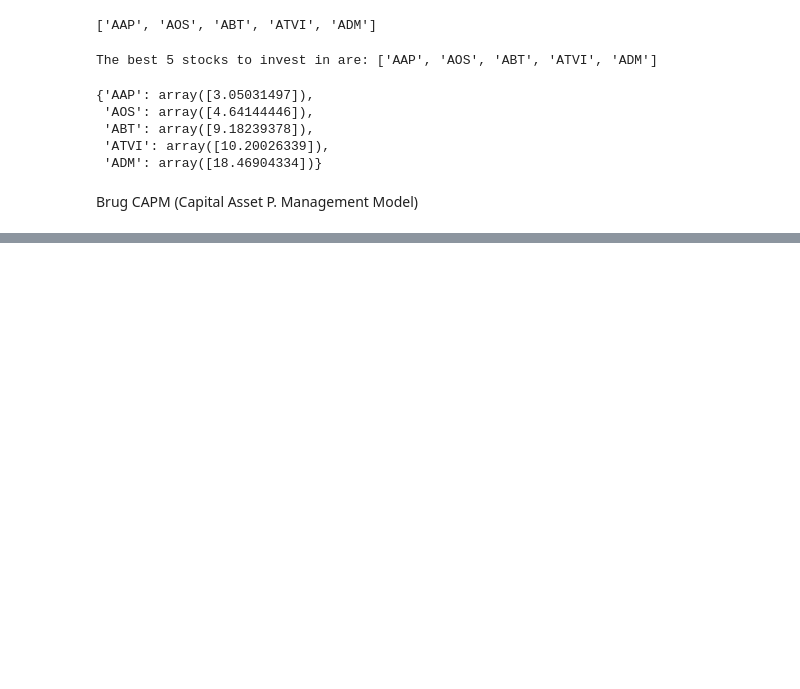
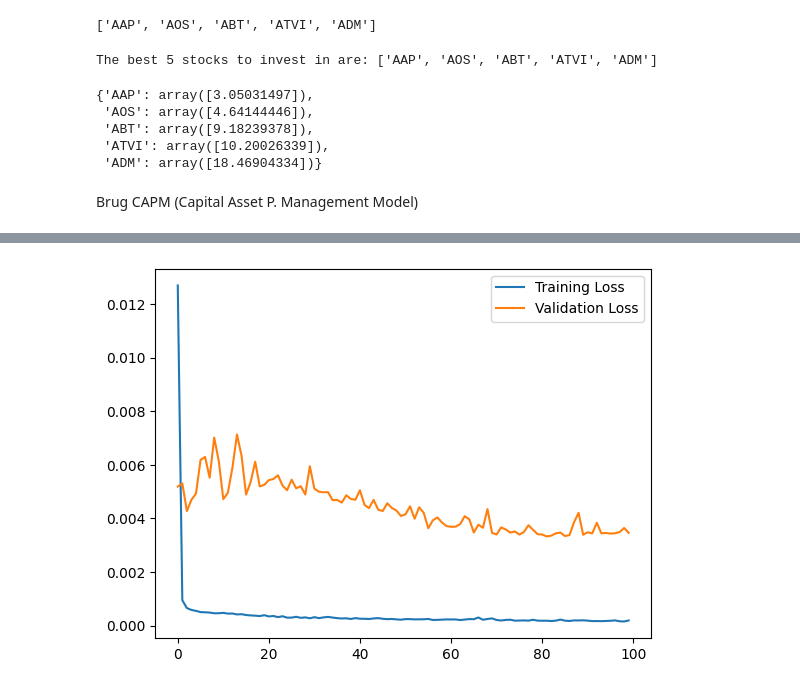
Before and after one commit to nico965j/financial-forecasting-bachelor, a Jupyter notebook: LSTM-model.ipynb, the cells around one changed output, grey strips where cells are left out. Drawn from its saved outputs; the diff is of its cells as text; code cells hidden in the pictures; blank space fills up the shorter version.

```diff
--- a/LSTM-model.ipynb
+++ b/LSTM-model.ipynb
@@ -543,0 +581,37 @@ Brug CAPM (Capital Asset P. Management Model)
+# %%
+# split the data into training and testing sets
+# Define the specific date to split the DataFrame
+split_date = pd.to_datetime('2020-01-01')
+
+# Split the DataFrame into training and test sets based on the specific date
+train_data = df.loc[df.index < split_date]
+test_data = df.loc[df.index >= split_date]
+# %%
+# Create input sequences for the model
+def create_sequences(data, seq_length):
+    xs = []
+    ys = []
+    for i in range(seq_length, len(data)):
+        x = data.iloc[i-seq_length:i][features[:-1]].values
+        y = data.iloc[i]['Close']
+        xs.append(x)
+        ys.append(y)
+    return np.array(xs), np.array(ys)
+
+seq_length = 30
+X_train, y_train = create_sequences(train_data, seq_length)
+X_test, y_test = create_sequences(test_data, seq_length)
+# %%
+# Build the model
+model = tf.keras.Sequential([
+    tf.keras.layers.LSTM(50, return_sequences=True, input_shape=(seq_length, len(features)-1)),
+    tf.keras.layers.LSTM(50, return_sequences=False),
+    tf.keras.layers.Dense(25),
+    tf.keras.layers.Dense(1)
+])
+
+# Compile the model
+model.compile(optimizer=tf.keras.optimizers.Adam(learning_rate=0.001), loss='mean_squared_error')
+
+# Train the model
+history = model.fit(X_train, y_train, epochs=100, validation_data=(X_test, y_test))
@@ -543,0 +636,8 @@ Brug CAPM (Capital Asset P. Management Model)
+# %%
+# Plot the training and validation loss
+plt.plot(history.history['loss'], label='Training Loss')
+plt.plot(history.history['val_loss'], label='Validation Loss')
+plt.legend()
+plt.show()
+# %% [output]
+[figure, added]
```
Also changed, not shown: parts of 19 cells of this notebook, 16 other files.
